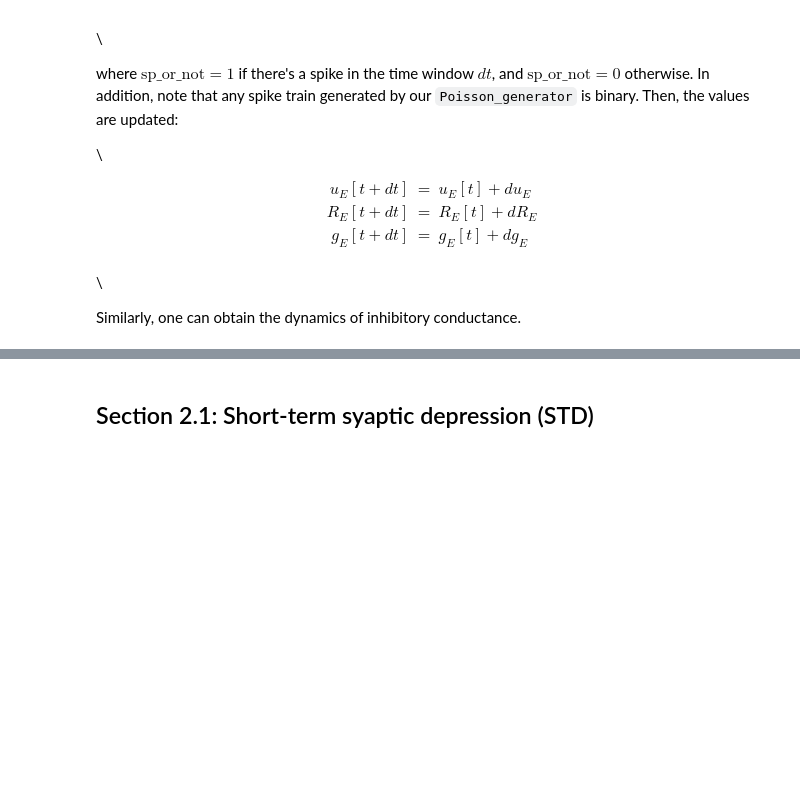
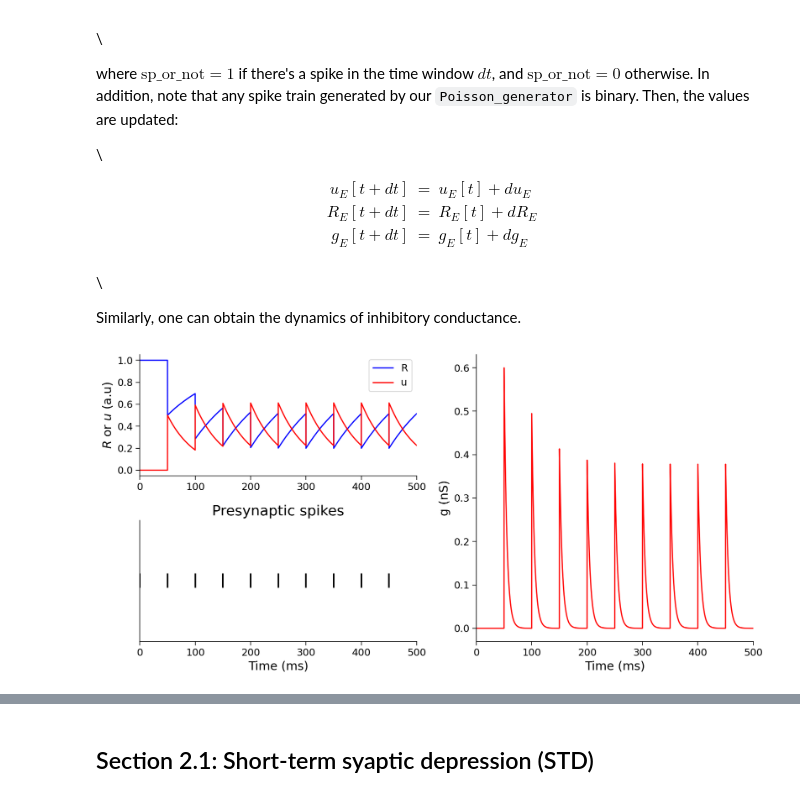
Before and after one commit to astha736/Neuromatch-TA, a Jupyter notebook: W2D3/W2D3_Tutorial3.ipynb, the cells around one changed output, grey strips where cells are left out. Cells and saved outputs as stored; diff of their text form; code cells hidden in the pictures; blank space fills up the shorter version.

```diff
--- a/W2D3/W2D3_Tutorial3.ipynb
+++ b/W2D3/W2D3_Tutorial3.ipynb
@@ -698,38 +698,40 @@ def dynamic_syn(g_bar, tau_syn, U0, tau_d, tau_f, pre_spike_train, dt):
     g               : postsynaptic conductance
 
   """
 
   Lt = len(pre_spike_train)
   # Initialize
   u = np.zeros(Lt)
   R = np.zeros(Lt)
   R[0] = 1.
   g = np.zeros(Lt)
 
   # simulation
   for it in range(Lt - 1):
 
     #########################################################################
     ## TODO for students: compute du, dx and dg, remove NotImplementedError #
     # Note pre_spike_train[i] is binary, i.e., sp_or_not in the i-th timebin
     # Fill out function and remove
-    raise NotImplementedError("Student excercise: compute the STP dynamics")
+    # raise NotImplementedError("Student excercise: compute the STP dynamics")
     #########################################################################
     # Compute du
-    du = ...
+    du = -(dt / tau_f) * u[it] + U0 * (1.0 - u[it]) * pre_spike_train[it + 1]
     u[it + 1] = u[it] + du
     # Compute dR
-    dR = ...
+    dR = (dt / tau_d) * (1.0 - R[it]) - u[it + 1] * R[it] * pre_spike_train[it + 1]
     R[it + 1] = R[it] + dR
     # Compute dg
-    dg = ...
+    dg = -(dt / tau_syn) * g[it] + g_bar * R[it] * u[it + 1] * pre_spike_train[it + 1]
     g[it + 1] = g[it] + dg
 
   return u, R, g
 
 
 # Uncomment this line after completing the dynamic_syn function
-# _ = my_illus_STD(Poi_or_reg=False, rate=20., U0=0.5, tau_d=100., tau_f=50.)
+_ = my_illus_STD(Poi_or_reg=False, rate=20., U0=0.5, tau_d=100., tau_f=50.)
+# %% [output]
+[figure, added]
 # %% [markdown]
 [*Click for solution*](https://github.com/NeuromatchAcademy/course-content/tree/master//tutorials/W2D3_BiologicalNeuronModels/solutions/W2D3_Tutorial3_Solution_0bbde439.py)
 
```
Also changed, not shown: parts of 4 cells of this notebook.
